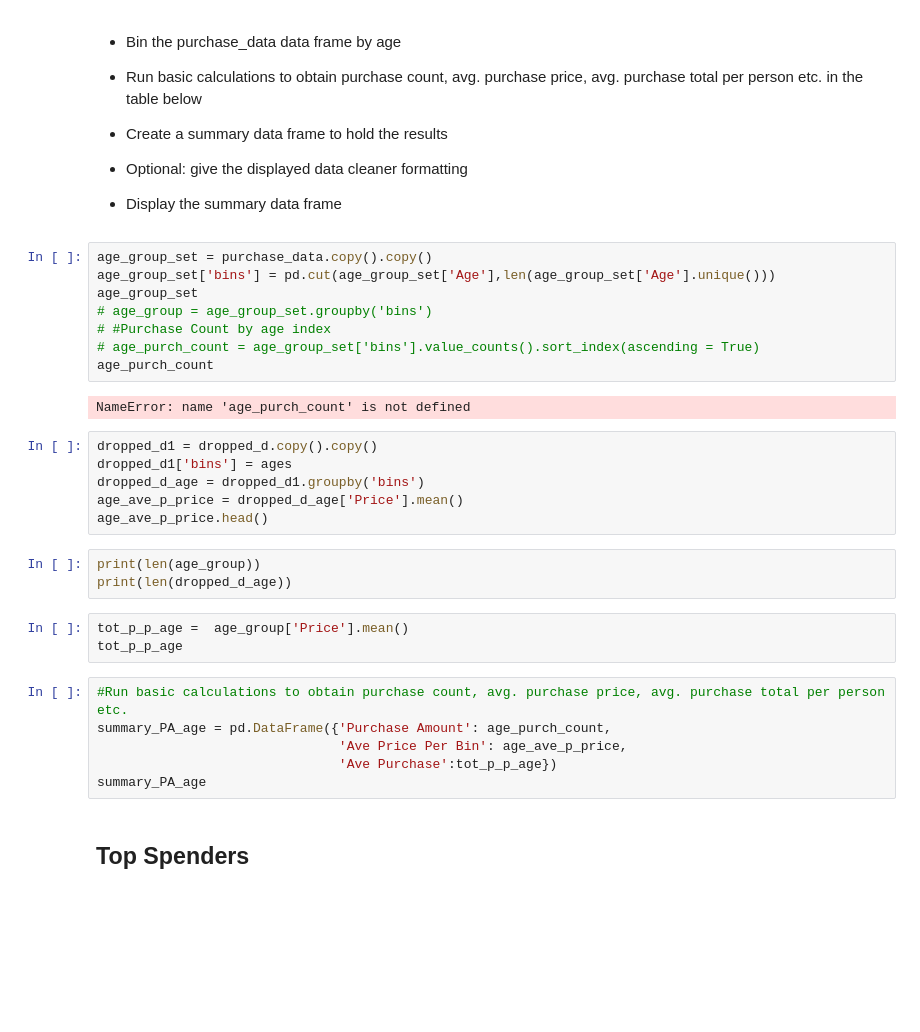
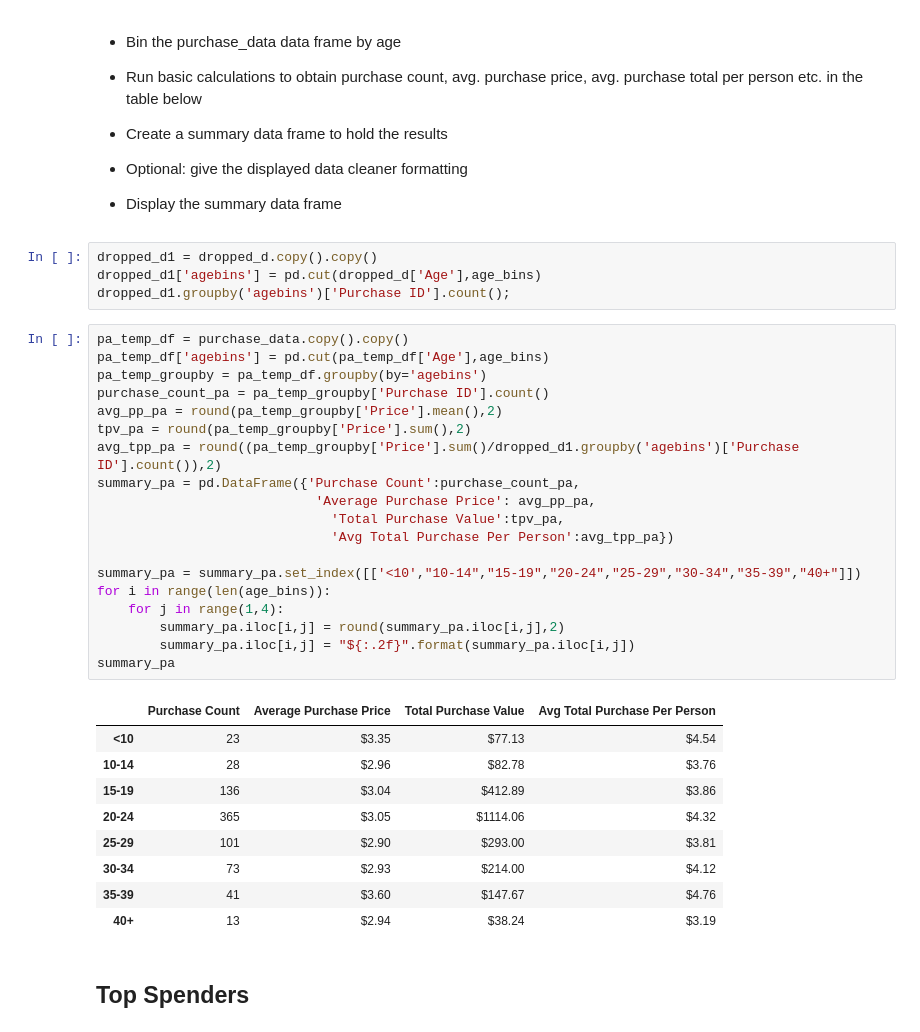
Before and after one commit to devindubin/crispy-robot, a Jupyter notebook: HeroesOfPymoli/HeroesOfPymoli/HeroesOfPymoli_starter.ipynb, the cells around one changed output. Cells and saved outputs as stored; diff of their text form; blank space fills up the shorter version.

```diff
--- a/HeroesOfPymoli/HeroesOfPymoli/HeroesOfPymoli_starter.ipynb
+++ b/HeroesOfPymoli/HeroesOfPymoli/HeroesOfPymoli_starter.ipynb
@@ -210,34 +202,39 @@ dm_df['Age_Count'].sum()
 
 
 * Display the summary data frame
-# %%
-age_group_set = purchase_data.copy().copy()
-age_group_set['bins'] = pd.cut(age_group_set['Age'],len(age_group_set['Age'].unique()))
-age_group_set
-# age_group = age_group_set.groupby('bins')
-# #Purchase Count by age index
-# age_purch_count = age_group_set['bins'].value_counts().sort_index(ascending = True)
-age_purch_count
-# %% [output]
-NameError: name 'age_purch_count' is not defined
-# %%
-dropped_d1 = dropped_d.copy().copy()
-dropped_d1['bins'] = ages
-dropped_d_age = dropped_d1.groupby('bins')
-age_ave_p_price = dropped_d_age['Price'].mean()
-age_ave_p_price.head()
-# %%
-print(len(age_group))
-print(len(dropped_d_age))
-# %%
-tot_p_p_age =  age_group['Price'].mean()
-tot_p_p_age
-# %%
-#Run basic calculations to obtain purchase count, avg. purchase price, avg. purchase total per person etc.
-summary_PA_age = pd.DataFrame({'Purchase Amount': age_purch_count,
-                               'Ave Price Per Bin': age_ave_p_price,
-                               'Ave Purchase':tot_p_p_age})
-summary_PA_age
+# %%
+dropped_d1 = dropped_d.copy().copy()
+dropped_d1['agebins'] = pd.cut(dropped_d['Age'],age_bins)
+dropped_d1.groupby('agebins')['Purchase ID'].count();
+# %%
+pa_temp_df = purchase_data.copy().copy()
+pa_temp_df['agebins'] = pd.cut(pa_temp_df['Age'],age_bins)
+pa_temp_groupby = pa_temp_df.groupby(by='agebins')
+purchase_count_pa = pa_temp_groupby['Purchase ID'].count()
+avg_pp_pa = round(pa_temp_groupby['Price'].mean(),2)
+tpv_pa = round(pa_temp_groupby['Price'].sum(),2)
+avg_tpp_pa = round((pa_temp_groupby['Price'].sum()/dropped_d1.groupby('agebins')['Purchase ID'].count()),2)
+summary_pa = pd.DataFrame({'Purchase Count':purchase_count_pa,
+                            'Average Purchase Price': avg_pp_pa,
+                              'Total Purchase Value':tpv_pa,
+                              'Avg Total Purchase Per Person':avg_tpp_pa})
+
+summary_pa = summary_pa.set_index([['<10',"10-14","15-19","20-24","25-29","30-34","35-39","40+"]])
+for i in range(len(age_bins)):
+    for j in range(1,4):
+        summary_pa.iloc[i,j] = round(summary_pa.iloc[i,j],2)
+        summary_pa.iloc[i,j] = "${:.2f}".format(summary_pa.iloc[i,j])
+summary_pa
+# %% [output]
+|  | Purchase Count | Average Purchase Price | Total Purchase Value | Avg Total Purchase Per Person |
+| <10 | 23 | $3.35 | $77.13 | $4.54 |
+| 10-14 | 28 | $2.96 | $82.78 | $3.76 |
+| 15-19 | 136 | $3.04 | $412.89 | $3.86 |
+| 20-24 | 365 | $3.05 | $1114.06 | $4.32 |
+| 25-29 | 101 | $2.90 | $293.00 | $3.81 |
+| 30-34 | 73 | $2.93 | $214.00 | $4.12 |
+| 35-39 | 41 | $3.60 | $147.67 | $4.76 |
+| 40+ | 13 | $2.94 | $38.24 | $3.19 |
 # %% [markdown]
 ## Top Spenders
 # %% [markdown]
```
Also changed, not shown: parts of 12 cells of this notebook.
